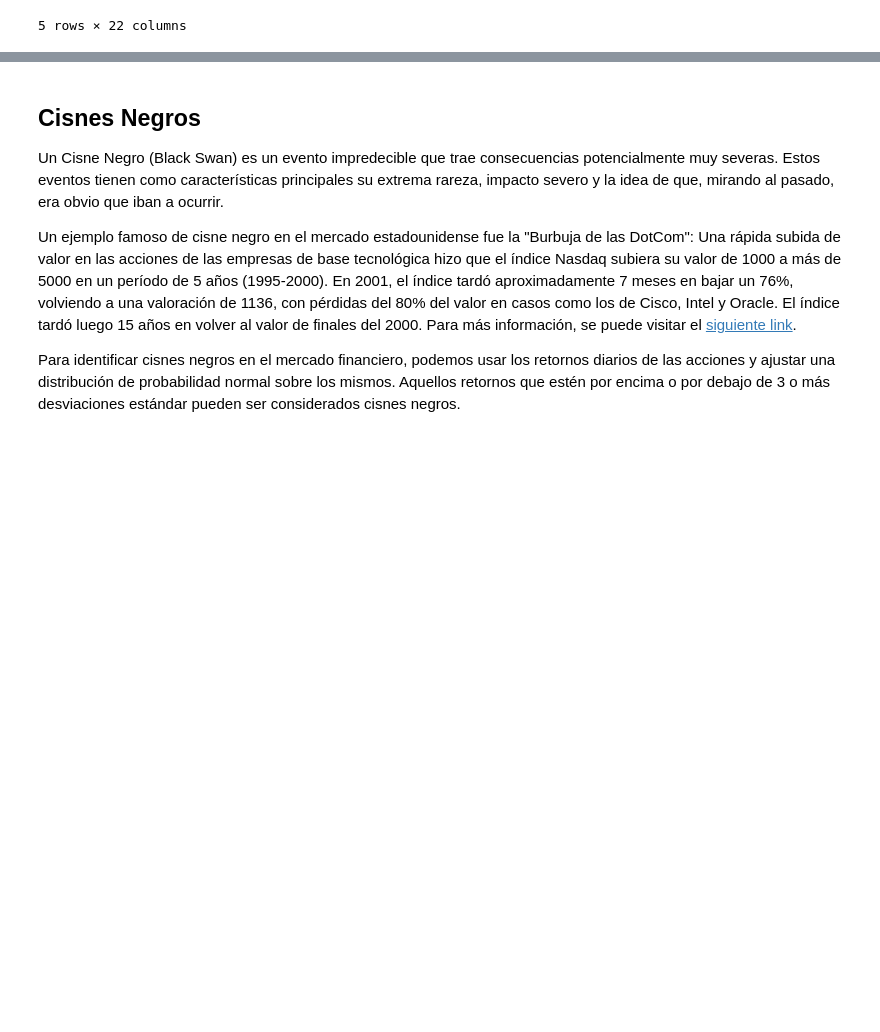
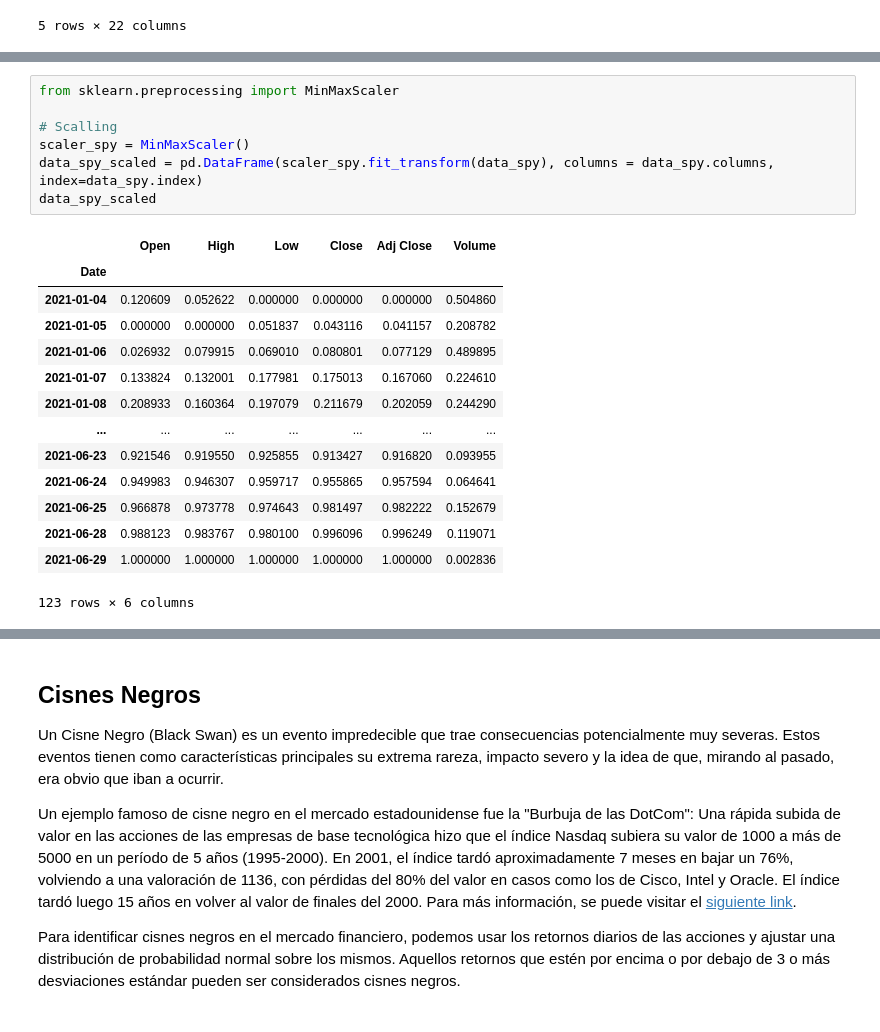
Before and after one commit to VirgniaAmb/MLBolsaMentoria2021, a Jupyter notebook: Avances/pr_2 _exp_y_cur_amb.ipynb, the cells around one changed output, grey strips where cells are left out. Drawn from its saved outputs; the diff is of its cells as text; blank space fills up the shorter version.

```diff
--- a/Avances/pr_2 _exp_y_cur_amb.ipynb
+++ b/Avances/pr_2 _exp_y_cur_amb.ipynb
@@ -382,3 +383,25 @@ Date
 2021-06-28    1173.670004
 2021-06-29    1168.480008
 Length: 123, dtype: float64
+# %%
+from sklearn.preprocessing import MinMaxScaler
+
+# Scalling
+scaler_spy = MinMaxScaler()
+data_spy_scaled = pd.DataFrame(scaler_spy.fit_transform(data_spy), columns = data_spy.columns, index=data_spy.index)
+data_spy_scaled
+# %% [output]
+|  | Open | High | Low | Close | Adj Close | Volume |
+| Date |  |  |  |  |  |  |
+| 2021-01-04 | 0.120609 | 0.052622 | 0.000000 | 0.000000 | 0.000000 | 0.504860 |
+| 2021-01-05 | 0.000000 | 0.000000 | 0.051837 | 0.043116 | 0.041157 | 0.208782 |
+| 2021-01-06 | 0.026932 | 0.079915 | 0.069010 | 0.080801 | 0.077129 | 0.489895 |
+| 2021-01-07 | 0.133824 | 0.132001 | 0.177981 | 0.175013 | 0.167060 | 0.224610 |
+| 2021-01-08 | 0.208933 | 0.160364 | 0.197079 | 0.211679 | 0.202059 | 0.244290 |
+| ... | ... | ... | ... | ... | ... | ... |
+| 2021-06-23 | 0.921546 | 0.919550 | 0.925855 | 0.913427 | 0.916820 | 0.093955 |
+| 2021-06-24 | 0.949983 | 0.946307 | 0.959717 | 0.955865 | 0.957594 | 0.064641 |
+| 2021-06-25 | 0.966878 | 0.973778 | 0.974643 | 0.981497 | 0.982222 | 0.152679 |
+| 2021-06-28 | 0.988123 | 0.983767 | 0.980100 | 0.996096 | 0.996249 | 0.119071 |
+| 2021-06-29 | 1.000000 | 1.000000 | 1.000000 | 1.000000 | 1.000000 | 0.002836 |
+123 rows × 6 columns
```
Also changed, not shown: parts of 15 cells of this notebook.
